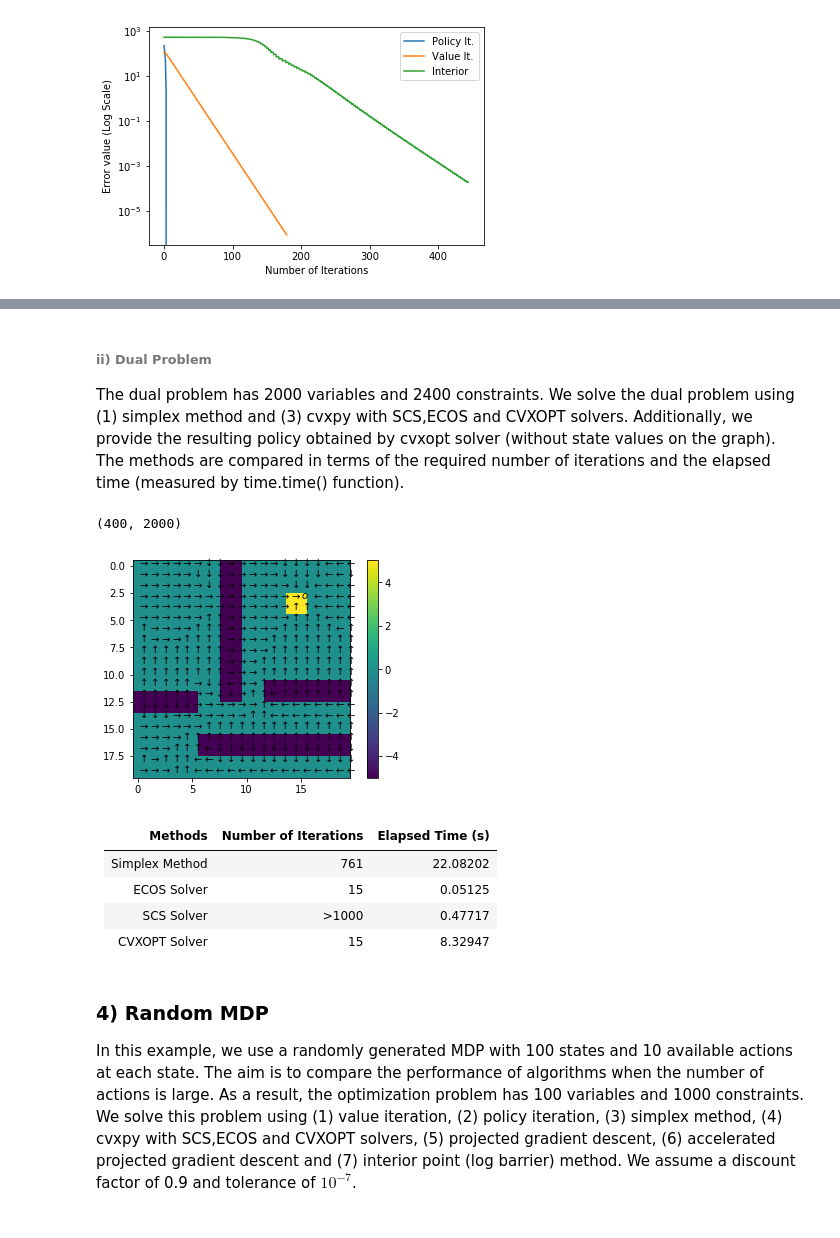
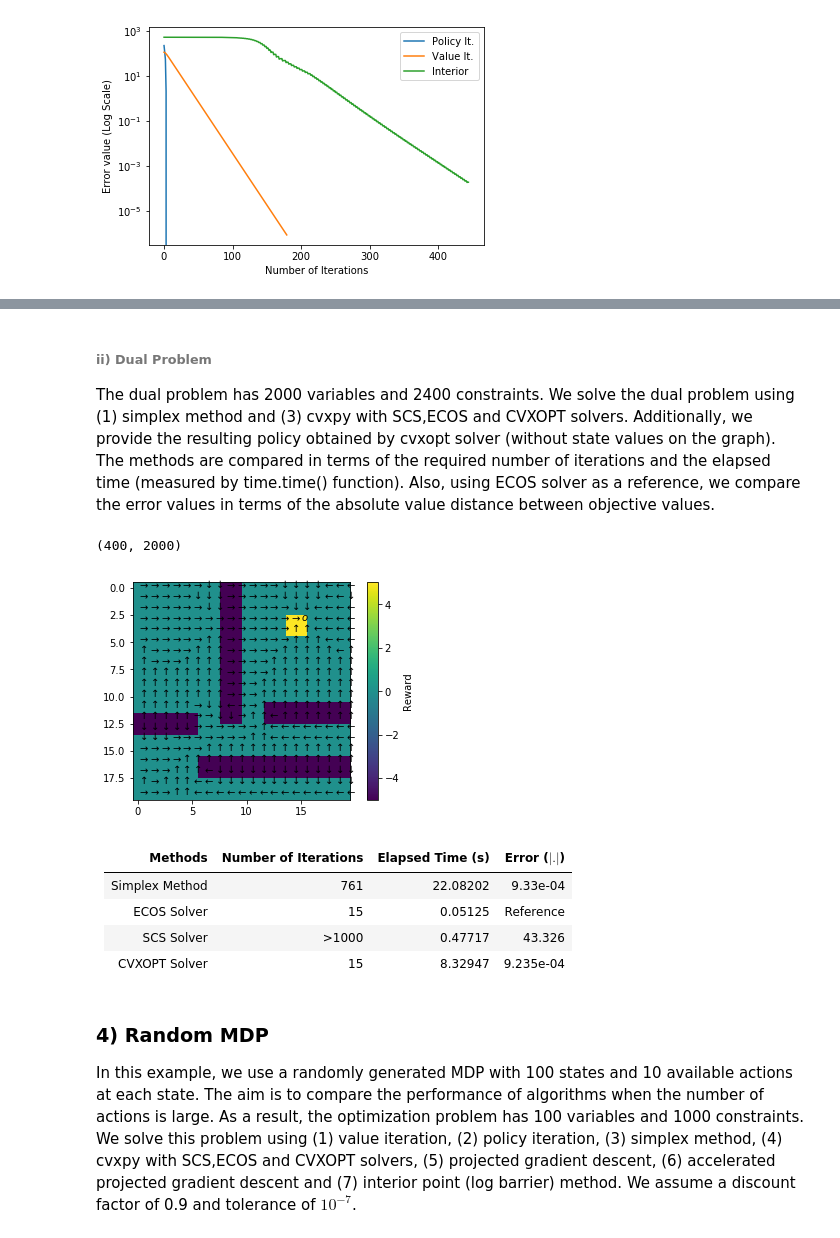
Before and after one commit to akhshah/cvxproj, a Jupyter notebook: GridWorld.ipynb, the cells around one changed output, grey strips where cells are left out. Saved outputs shown, nothing was run; the diff lists cells and outputs as text; code cells hidden in the pictures.

```diff
--- a/GridWorld.ipynb
+++ b/GridWorld.ipynb
@@ -1214,39 +1209,39 @@ Plots2(error_pol,error_val,interior_error)
 # %% [markdown]
 ###### ii) Dual Problem
-The dual problem has 2000 variables and 2400 constraints. We solve the dual problem using (1) simplex method and (3) cvxpy with SCS,ECOS and CVXOPT solvers. Additionally, we provide the resulting policy obtained by cvxopt solver (without state values on the graph). The methods are compared in terms of the required number of iterations and the elapsed time (measured by time.time() function).
+The dual problem has 2000 variables and 2400 constraints. We solve the dual problem using (1) simplex method and (3) cvxpy with SCS,ECOS and CVXOPT solvers. Additionally, we provide the resulting policy obtained by cvxopt solver (without state values on the graph). The methods are compared in terms of the required number of iterations and the elapsed time (measured by time.time() function). Also, using ECOS solver as a reference, we compare the error values in terms of the absolute value distance between objective values.
 # %%
 A_p,b_p,c_p=Dual_parameters_1(A,b,c)
 obj_ecos_d, ecos_val_d, time_ecos_d=ECOS_Dual(A_p,b_p,c_p,tol) # ECOS Dual
 obj_scs_d, scs_val_d, time_scs_d=SCS_Dual(A_p,b_p,c_p,tol) # SCS Dual
 obj_cvx_d, cvx_val_d, time_cvx_d=CVXOPT_Dual(A_p,b_p,c_p,tol) # CVXOPT Dual
 policy = np.zeros((A_p.shape[0],5))
 for a in range(5):
     for i in range(A_p.shape[0]):
          policy[i,a]=cvx_val_d[a*P_0.shape[1]+i]
 denum=np.sum(policy, axis=1)
 for i in range(A_p.shape[0]):
     for j in range(5):
         policy[i,j]=policy[i,j]/denum[i]
 policy=np.argmax(policy,axis=1)
-plotGridWorld(b[0:P_0.shape[1]], policy, rows, columns)
+plotGridWorld(b[0:P_0.shape[1]], policy, rows, columns,'Reward')
 b_pp=np.reshape(b_p,(b_p.shape[0],))
 c_pp=np.reshape(c_p,(c_p.shape[0],1))
 eye=np.eye(A_p.shape[1])
 zeros=np.zeros((A_p.shape[1],1))
 start_time = time.time()
 res = linprog(-b_pp, -eye, zeros, A_eq=A_p, b_eq=c_pp, bounds=None, method='simplex',\
               callback=None, options={'disp': False, 'bland': False, 'tol': tol, 'maxiter': 10000}) # Simplex
 elapsed_time_simplex = time.time() - start_time
 # %% [output]
 (400, 2000)
-[figure, old version]
+[figure, new version]
 # %% [markdown]
-| Methods  | Number of Iterations | Elapsed Time (s) |
-| ------------- | ------------- |------------ |
-| Simplex Method  | 761  |22.08202 |
-| ECOS Solver  | 15  |0.05125 |
-| SCS Solver  | >1000  |0.47717 |
-| CVXOPT Solver  | 15  |8.32947|
+| Methods  | Number of Iterations | Elapsed Time (s) |Error ($\lvert . \rvert$) |
+| ------------- | ------------- |------------| ------- |
+| Simplex Method  | 761  |22.08202 |9.33e-04 |
+| ECOS Solver  | 15  |0.05125 |Reference |
+| SCS Solver  | >1000  |0.47717 |43.326 |
+| CVXOPT Solver  | 15  |8.32947|9.235e-04 |
 # %% [markdown]
 ### 4)  Random MDP
 In this example, we use a randomly generated MDP with 100 states and 10 available actions at each state. The aim is to compare the performance of algorithms when the number of actions is large. As a result, the optimization problem has 100 variables and 1000 constraints. We solve this problem using (1) value iteration, (2) policy iteration, (3) simplex method, (4) cvxpy with SCS,ECOS and CVXOPT solvers, (5) projected gradient descent, (6) accelerated projected gradient descent and (7) interior point (log barrier) method. We assume a discount factor of 0.9 and tolerance of $10^{-7}$.
```
Also changed, not shown: parts of 14 cells of this notebook.
